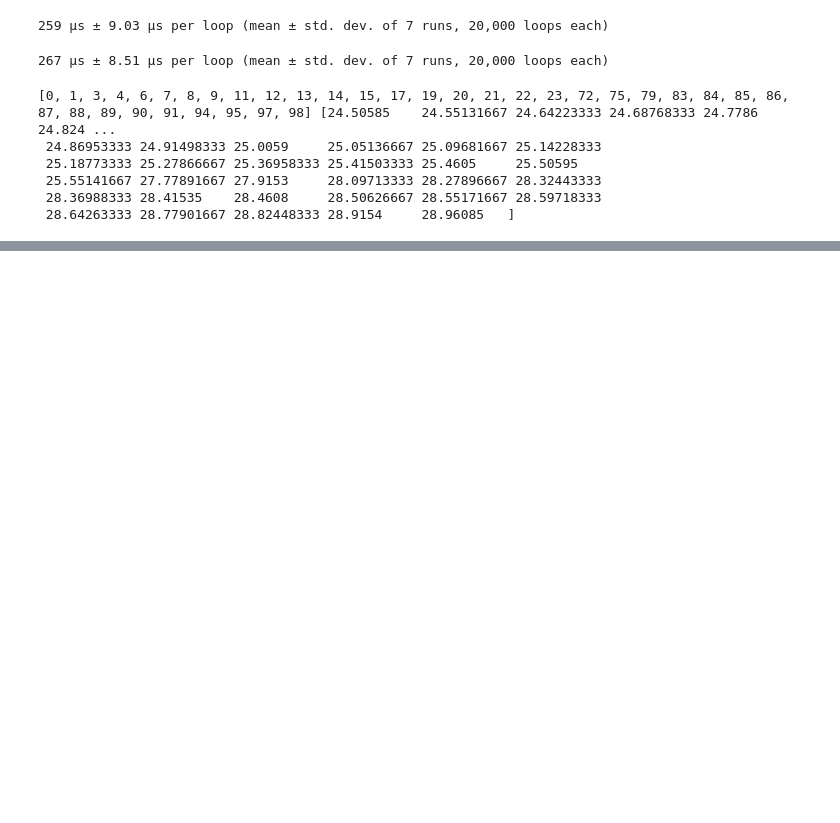
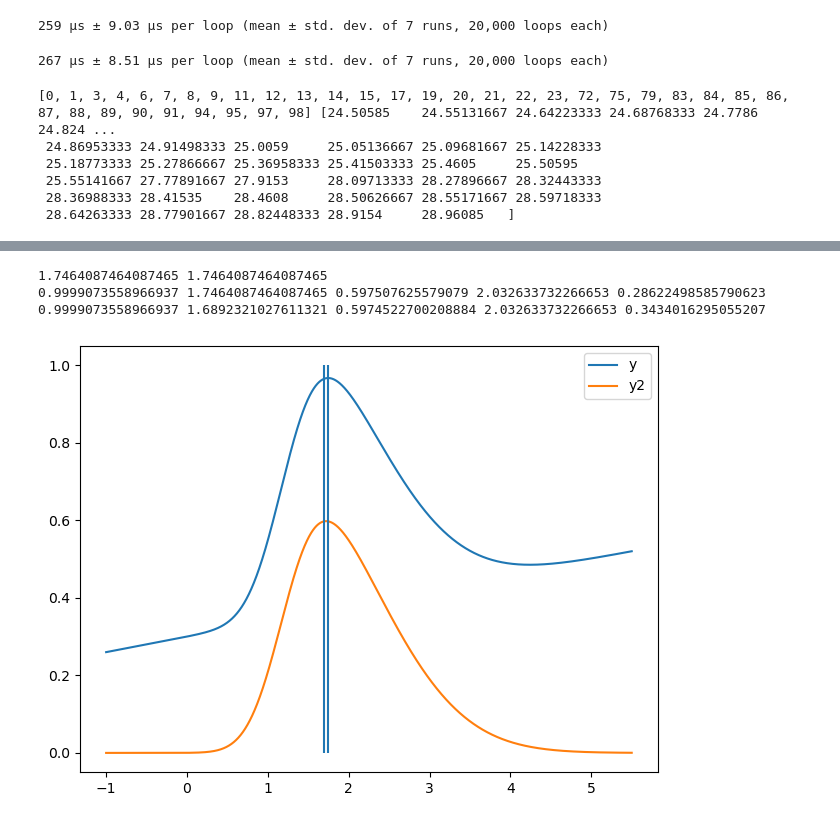
Before and after one commit to JuBiotech/peak-performance, a Jupyter notebook: Pipelinetest.ipynb, the cells around one changed output, grey strips where cells are left out. Drawn from its saved outputs; the diff is of its cells as text; code cells hidden in the pictures; blank space fills up the shorter version.

Commit message:
added test for double peak and final tweaks

```diff
--- a/Pipelinetest.ipynb
+++ b/Pipelinetest.ipynb
@@ -1516,0 +1596,52 @@ NameError: name 'initial_guesses' is not defined
+# %%
+# test with linear baseline
+x = np.linspace(-1, 5.5, 1000000)
+mean = 1.2
+std = 1.1
+alpha = 3
+baseline = 0.04 * x + 0.3
+y = st.skewnorm.pdf(x, alpha, loc=mean, scale=std) + baseline
+y2 = st.skewnorm.pdf(x, alpha, loc=mean, scale=std)
+pyplot.plot(x, y, label="y")
+pyplot.plot(x, y2, label="y2")
+area = scipy.integrate.quad(lambda x: st.skewnorm.pdf(x, alpha, loc=mean, scale=std), -1, 5.5)[0]
+# find the x value to the maximum y value, i.e. the mode
+diction = dict(zip(x,y))
+expected_mode_skew = max(diction, key=diction.get)
+expected_mode_skew2 = x[np.argmax(y)]
+print(expected_mode_skew, expected_mode_skew2)
+# expected_height = np.max(y)
+expected_height = (np.max(y)) - (0.04 * expected_mode_skew + 0.3)
+# TODO: mean hängt von baseline ab, aber wie kann man das darstellen?
+mean_skew = mean_skew_calculation(mean, std, alpha)
+expected_mode_offset = mean_skew - expected_mode_skew2
+# calculate actual values
+mue_z = mue_z_calculation(alpha)
+sigma_z = sigma_z_calculation(mue_z)
+fit_skewness = fit_skewness_calculation(y - baseline)
+mode_offset_pt = mode_offset_calculation(mue_z, fit_skewness, sigma_z, alpha)
+mode_skew_pt = mode_skew_calculation(mean_skew, mode_offset_pt, alpha)
+height_pt = height_calculation(area, mean, std, alpha, expected_mode_skew)
+# cast arrays to float data type in order to avoid error of np.testing.assert_allclose() due to using np.isfinite under the hood
+mode_offset_actual = mode_offset_pt.eval().astype(float)
+mode_skew_actual = mode_skew_pt.eval().astype(float)
+height_actual = height_pt.eval().astype(float)
+# pyplot.vlines(mode_skew_actual, ymin=0, ymax=1)
+# pyplot.vlines(expected_mode_skew, ymin=0, ymax=1)
+# pyplot.vlines(mean_skew, ymin=0, ymax=1)
+pyplot.vlines(expected_mode_skew, ymin=0, ymax=1)
+pyplot.vlines(mode_skew_actual, ymin=0, ymax=1)
+print(area, expected_mode_skew, expected_height, mean_skew, expected_mode_offset)
+print(area, mode_skew_actual, height_actual, mean_skew, mode_offset_actual)
+pyplot.legend()
+pyplot.tight_layout()
+pyplot.show()
+# testing; allow minor difference due to differences in float precision etc.
+# np.testing.assert_allclose(expected_mode_offset, mode_offset_actual, atol=0.00000001)
+# np.testing.assert_allclose(expected_mode_skew, mode_skew_actual, atol=0.00000001)
+np.testing.assert_allclose(expected_height, height_actual, atol=0.001)
+# %% [output]
+1.7464087464087465 1.7464087464087465
+0.9999073558966937 1.7464087464087465 0.597507625579079 2.032633732266653 0.28622498585790623
+0.9999073558966937 1.6892321027611321 0.5974522700208884 2.032633732266653 0.3434016295055207
+[figure, added]
```
Also changed, not shown: parts of 37 cells of this notebook, 4 other files.
